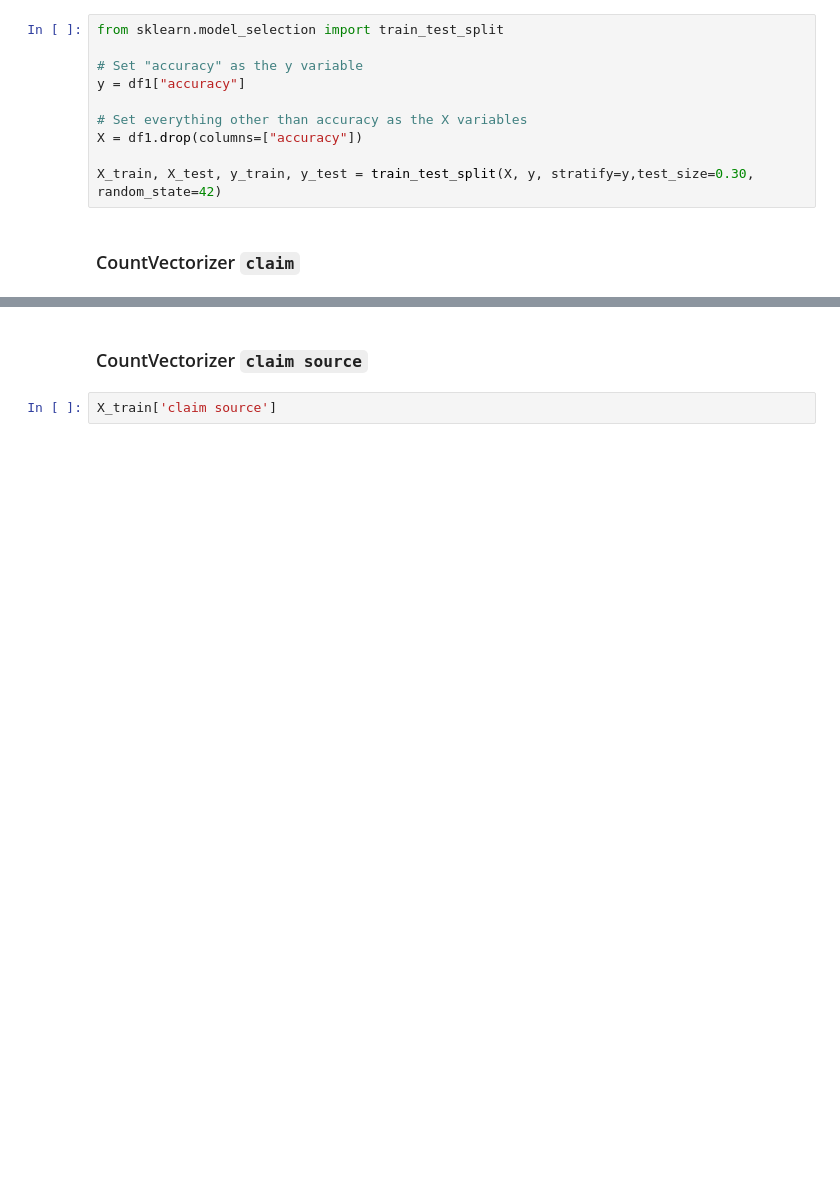
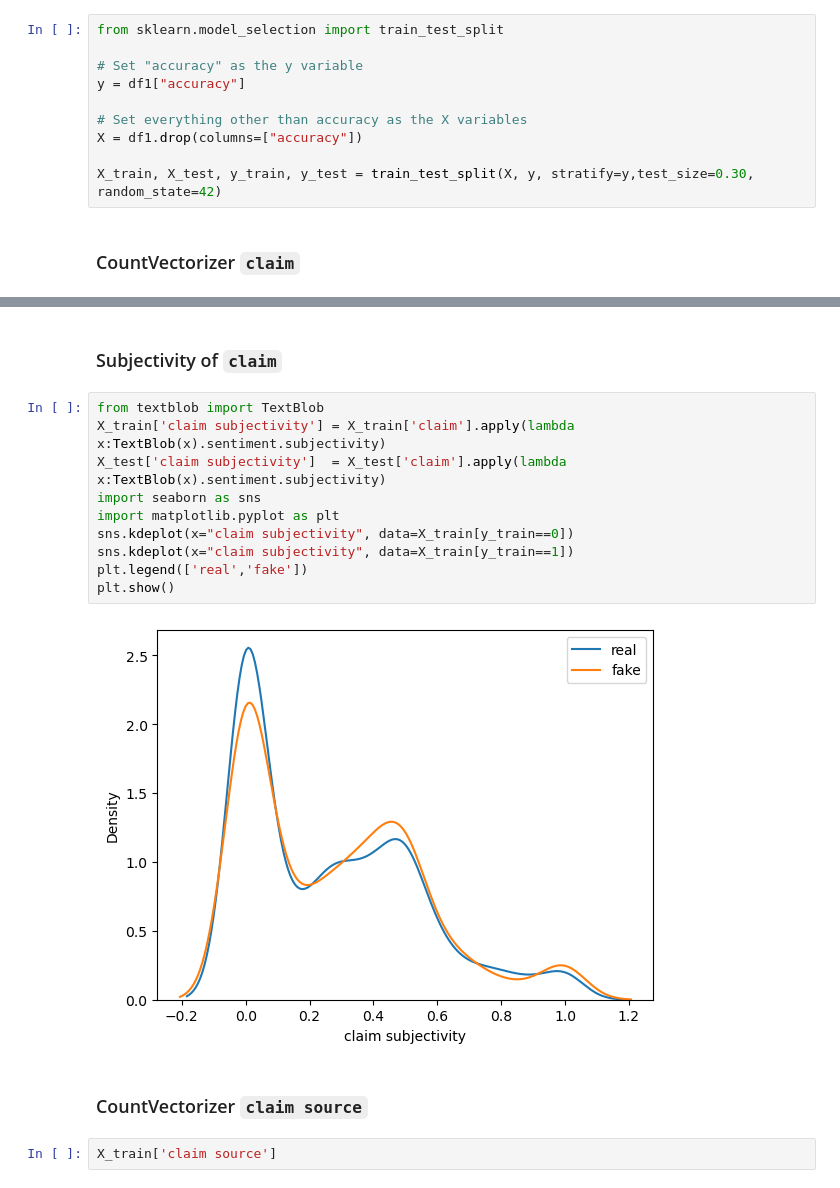
Before and after one commit to lohdaijiu/BT4222_FakeNewsClassifier, a Jupyter notebook: FeatureEngineering.ipynb, the cells around one changed output, grey strips where cells are left out. Drawn from its saved outputs; the diff is of its cells as text; blank space fills up the shorter version.

```diff
--- a/FeatureEngineering.ipynb
+++ b/FeatureEngineering.ipynb
@@ -154,3 +161,17 @@ tfidf_claim_vec_test.shape,tfidf_claim_vec_test.shape
+# %% [markdown]
+### Subjectivity of `claim`
+# %%
+from textblob import TextBlob
+X_train['claim subjectivity'] = X_train['claim'].apply(lambda x:TextBlob(x).sentiment.subjectivity)
+X_test['claim subjectivity']  = X_test['claim'].apply(lambda x:TextBlob(x).sentiment.subjectivity)
+import seaborn as sns
+import matplotlib.pyplot as plt
+sns.kdeplot(x="claim subjectivity", data=X_train[y_train==0])
+sns.kdeplot(x="claim subjectivity", data=X_train[y_train==1])
+plt.legend(['real','fake'])
+plt.show()
+# %% [output]
+[figure, added]
 # %% [markdown]
 ### CountVectorizer `claim source`
 # %%
```
Also changed, not shown: parts of 22 cells of this notebook, 2 other files.
